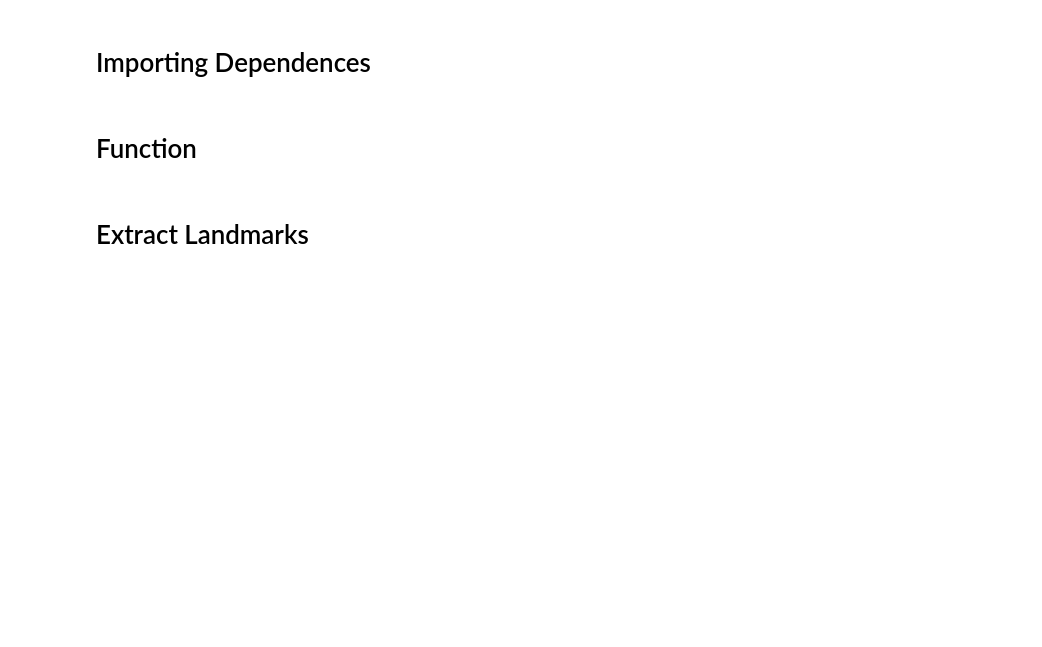
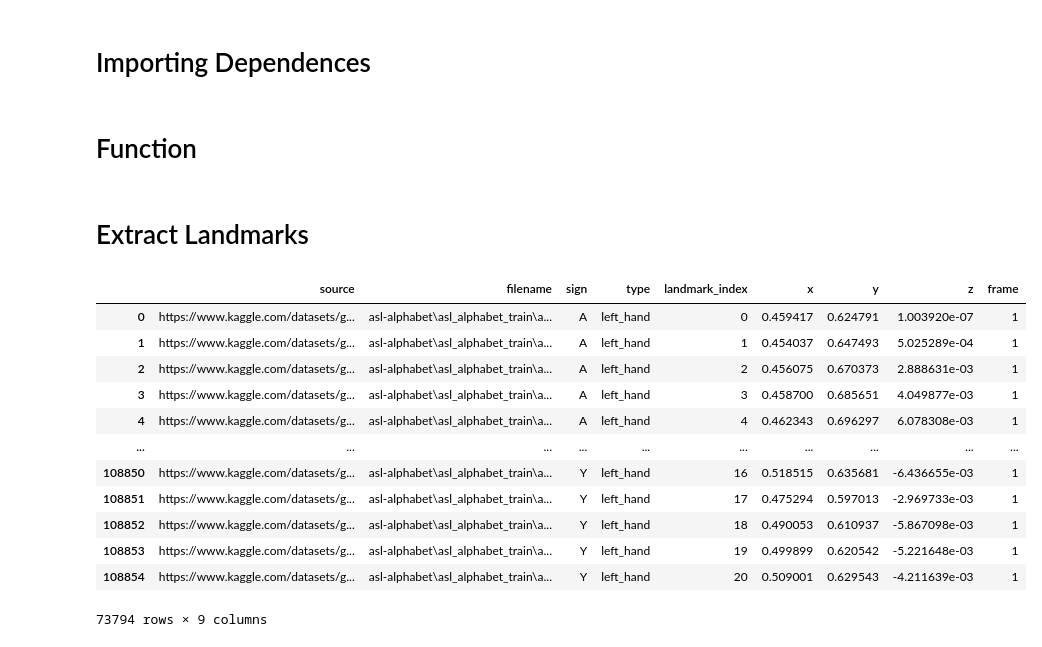
Before and after one commit to syachrulqolbi/Sign-Language-Recognition, a Jupyter notebook: asl_fingerspelling/notebooks/extract_landmark.ipynb, the cells around one changed output. Saved outputs shown, nothing was run; the diff lists cells and outputs as text; code cells hidden in the pictures; blank space fills up the shorter version.

```diff
--- a/asl_fingerspelling/notebooks/extract_landmark.ipynb
+++ b/asl_fingerspelling/notebooks/extract_landmark.ipynb
@@ -28,7 +28,7 @@ def create_df_values(result,
     x_list = [result[i].x for i in range(len_result)]
     y_list = [result[i].y for i in range(len_result)]
     z_list = [result[i].z for i in range(len_result)]
-    frame_list = [frame for i in range(len_results)]
+    frame_list = [frame for i in range(len_result)]
 
     df = pd.concat([df, pd.DataFrame(data = {"source": source_list,
                                             "filename": filename_list,
@@ -50,6 +50,74 @@ holistic = mp_holistic.Holistic(static_image_mode=True,
                                 refine_face_landmarks=True)
 # %% [markdown]
 # Extract Landmarks
+# %%
+base_url = "c:\\Users\\syahr\\OneDrive\\Desktop\\Portfolio\\Sign-Language-Recognition\\data"
+source = "https://www.kaggle.com/datasets/grassknoted/asl-alphabet"
+df = pd.read_csv("data.csv").iloc[0:0]
+
+data_folder = base_url + "\\asl-alphabet\\asl_alphabet_train\\asl_alphabet_train"
+
+for sign in [i for i in os.listdir(data_folder) if i not in ["J", "Z", "space", "del", "nothing"]]:
+    sign_folder = data_folder + "\\" + sign
+
+    df_temp = df.copy()
+    for image_file in [sign_folder + "\\" + i for i in os.listdir(sign_folder)]:
+        image = cv2.imread(image_file)
+        results = holistic.process(cv2.cvtColor(image, cv2.COLOR_BGR2RGB))
+        frame = 1
+
+        if results.left_hand_landmarks:
+            df_temp = create_df_values(result = results.left_hand_landmarks.landmark,
+                                df = df_temp,
+                                image_file = image_file,
+                                sign = sign,
+                                type_lm = "left_hand",
+                                frame = 1)
+
+        if results.right_hand_landmarks:
+            df_temp = create_df_values(result = results.right_hand_landmarks.landmark,
+                                df = df_temp,
+                                image_file = image_file,
+                                sign = sign,
+                                type_lm = "right_hand",
+                                frame = 1)
+
+        if results.face_landmarks:
+            df_temp = create_df_values(result = results.face_landmarks.landmark,
+                                df = df_temp,
+                                image_file = image_file,
+                                sign = sign,
+                                type_lm = "face",
+                                frame = 1)
+
+        if results.pose_landmarks:
+            df_temp = create_df_values(result = results.pose_landmarks.landmark,
+                                df = df_temp,
+                                image_file = image_file,
+                                sign = sign,
+                                type_lm = "pose",
+                                frame = 1)
+
+    df = df_temp.copy()
+    df = df.loc[(df["type"].isin(["left_hand", "right_hand"]))]
+    df = df.loc[~(df["sign"].isin(["J", "Z"]))]
+    df.to_csv("data.csv", index = False, header = True)
+
+df
+# %% [output]
+|  | source | filename | sign | type | landmark_index | x | y | z | frame |
+| 0 | https://www.kaggle.com/datasets/g... | asl-alphabet\asl_alphabet_train\a... | A | left_hand | 0 | 0.459417 | 0.624791 | 1.003920e-07 | 1 |
+| 1 | https://www.kaggle.com/datasets/g... | asl-alphabet\asl_alphabet_train\a... | A | left_hand | 1 | 0.454037 | 0.647493 | 5.025289e-04 | 1 |
+| 2 | https://www.kaggle.com/datasets/g... | asl-alphabet\asl_alphabet_train\a... | A | left_hand | 2 | 0.456075 | 0.670373 | 2.888631e-03 | 1 |
+| 3 | https://www.kaggle.com/datasets/g... | asl-alphabet\asl_alphabet_train\a... | A | left_hand | 3 | 0.458700 | 0.685651 | 4.049877e-03 | 1 |
+| 4 | https://www.kaggle.com/datasets/g... | asl-alphabet\asl_alphabet_train\a... | A | left_hand | 4 | 0.462343 | 0.696297 | 6.078308e-03 | 1 |
+| ... | ... | ... | ... | ... | ... | ... | ... | ... | ... |
+| 108850 | https://www.kaggle.com/datasets/g... | asl-alphabet\asl_alphabet_train\a... | Y | left_hand | 16 | 0.518515 | 0.635681 | -6.436655e-03 | 1 |
+| 108851 | https://www.kaggle.com/datasets/g... | asl-alphabet\asl_alphabet_train\a... | Y | left_hand | 17 | 0.475294 | 0.597013 | -2.969733e-03 | 1 |
+| 108852 | https://www.kaggle.com/datasets/g... | asl-alphabet\asl_alphabet_train\a... | Y | left_hand | 18 | 0.490053 | 0.610937 | -5.867098e-03 | 1 |
+| 108853 | https://www.kaggle.com/datasets/g... | asl-alphabet\asl_alphabet_train\a... | Y | left_hand | 19 | 0.499899 | 0.620542 | -5.221648e-03 | 1 |
+| 108854 | https://www.kaggle.com/datasets/g... | asl-alphabet\asl_alphabet_train\a... | Y | left_hand | 20 | 0.509001 | 0.629543 | -4.211639e-03 | 1 |
+73794 rows × 9 columns
 # %%
 base_url = "c:\\Users\\syahr\\OneDrive\\Desktop\\Portfolio\\Sign-Language-Recognition\\data"
 source = "https://www.kaggle.com/datasets/debashishsau/aslamerican-sign-language-aplhabet-dataset"
```
Also changed, not shown: parts of 4 cells of this notebook, 20 other files.
